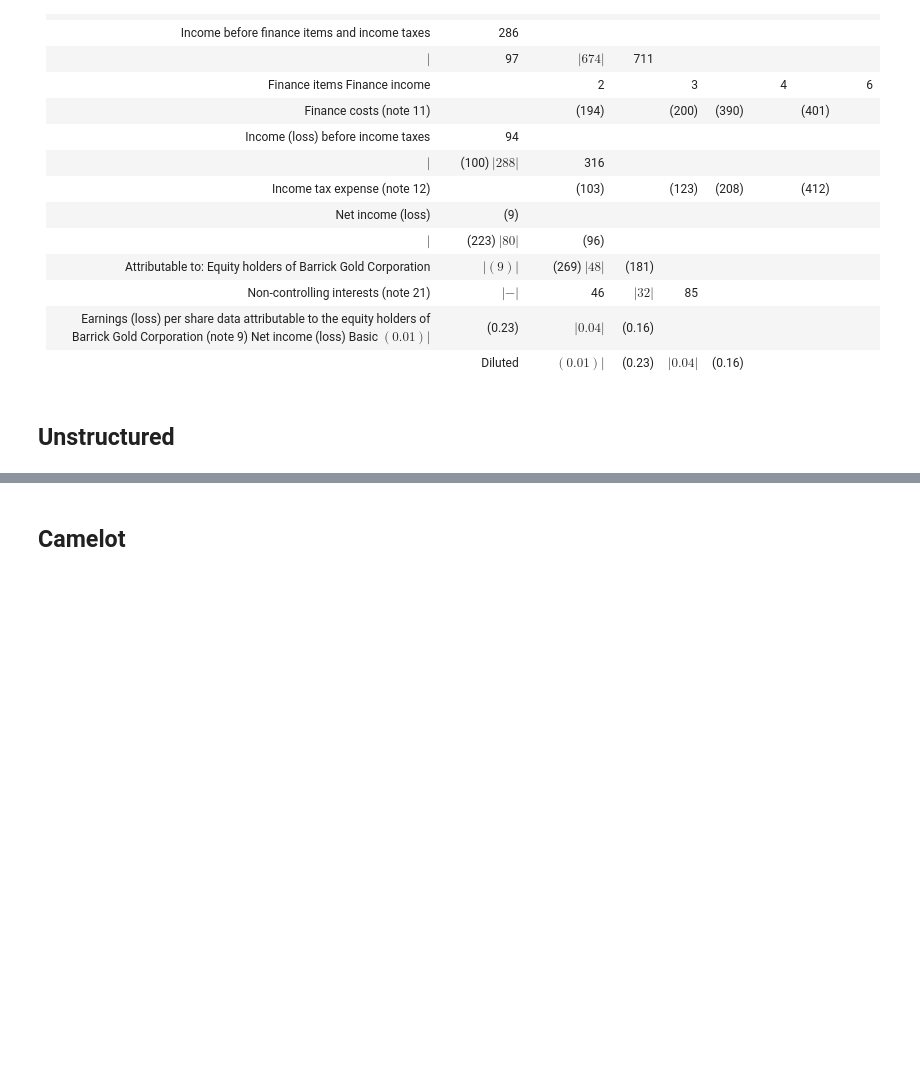
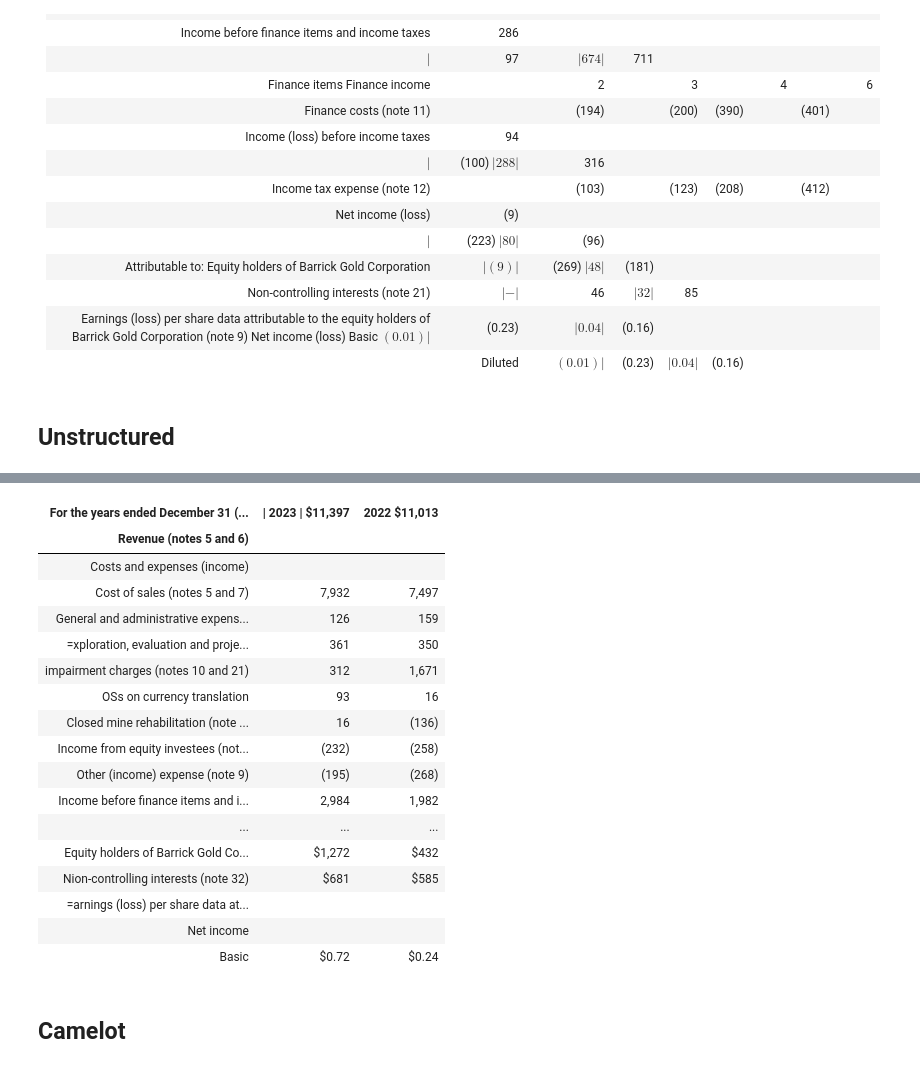
Before and after one commit to JamesSullivan/pdfparser_comparison, a Jupyter notebook: test2.ipynb, the cells around one changed output, grey strips where cells are left out. Drawn from its saved outputs; the diff is of its cells as text; code cells hidden in the pictures; blank space fills up the shorter version.

```diff
--- a/test2.ipynb
+++ b/test2.ipynb
@@ -201,0 +263,10 @@ FINANCIAL STATEMENTS (UNAUDITED)
+# %%
+from unstructured.partition.auto import partition
+elements = partition(pdf_file,
+    skip_infer_table_types=[],
+    pdf_infer_table_structure=True,
+    strategy="hi_res")
+tables = [el for el in elements if el.category == "Table"]
+print(f"Lenght of tables: {len(tables)}")
+print(tables[0].text)
+print(tables[0].metadata.text_as_html)
@@ -202,3 +281,27 @@ FINANCIAL STATEMENTS (UNAUDITED)
+# %%
+from IPython.core.display import HTML
+
+table_html = tables[0].metadata.text_as_html
+HTML(table_html)
+# %% [output]
+| For the years ended December 31 (... | | 2023 | $11,397 | 2022 $11,013 |
+| Revenue (notes 5 and 6) |  |  |
+| Costs and expenses (income) |  |  |
+| Cost of sales (notes 5 and 7) | 7,932 | 7,497 |
+| General and administrative expens... | 126 | 159 |
+| =xploration, evaluation and proje... | 361 | 350 |
+| impairment charges (notes 10 and 21) | 312 | 1,671 |
+| OSs on currency translation | 93 | 16 |
+| Closed mine rehabilitation (note ... | 16 | (136) |
+| Income from equity investees (not... | (232) | (258) |
+| Other (income) expense (note 9) | (195) | (268) |
+| Income before finance items and i... | 2,984 | 1,982 |
+| ... | ... | ... |
+| Equity holders of Barrick Gold Co... | $1,272 | $432 |
+| Nion-controlling interests (note 32) | $681 | $585 |
+| =arnings (loss) per share data at... |  |  |
+| Net income |  |  |
+| Basic | $0.72 | $0.24 |
 # %% [markdown]
 ## Camelot
 # %%
```
Also changed, not shown: parts of 15 cells of this notebook, 2 other files.
